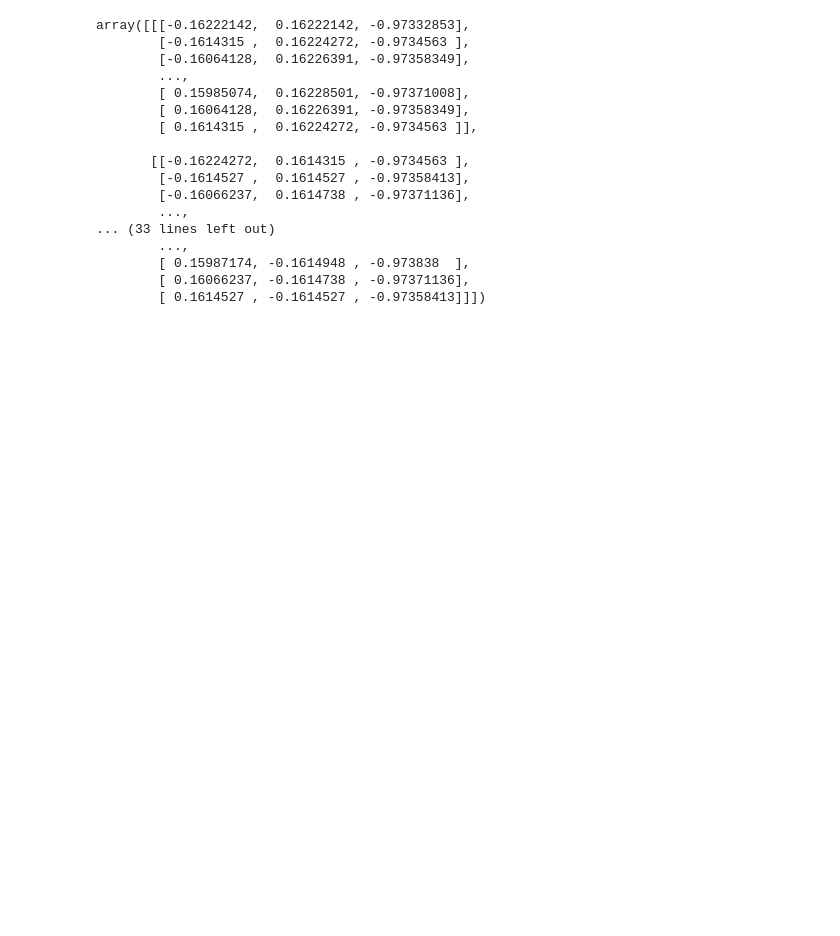
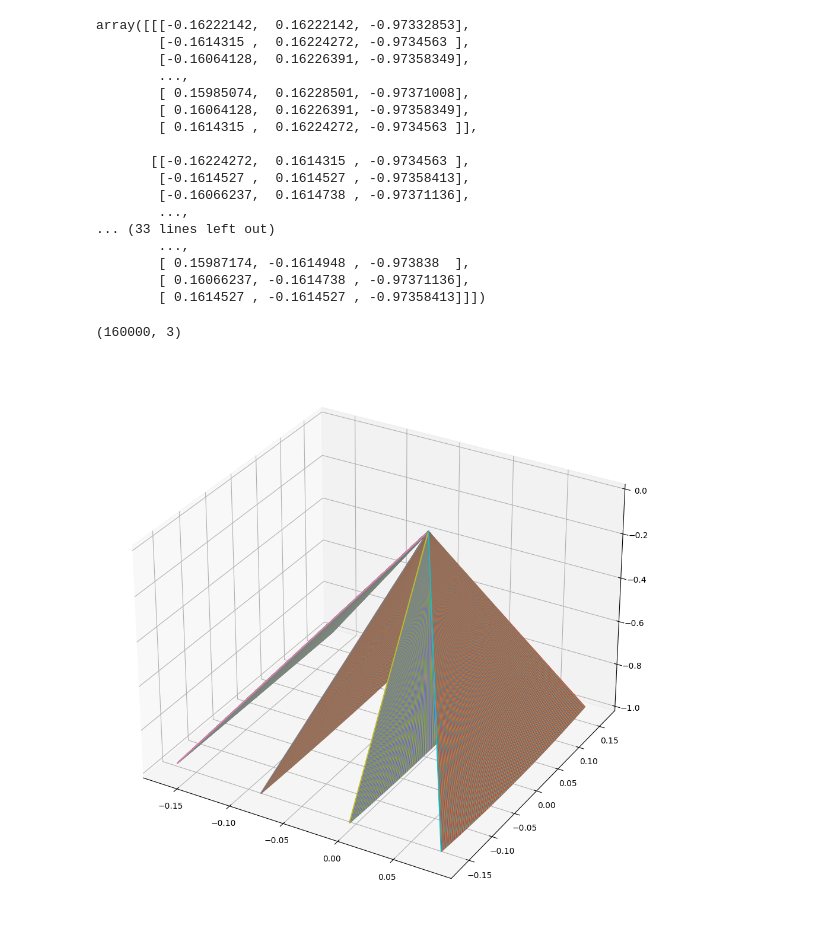
Before and after one commit to aman190202/udemy-nerf, a Jupyter notebook: camera_model.ipynb, the cells around one changed output. Cells and saved outputs as stored; diff of their text form; code cells hidden in the pictures; blank space fills up the shorter version.

```diff
--- a/camera_model.ipynb
+++ b/camera_model.ipynb
@@ -79,3 +67,26 @@ array([[[-0.16222142,  0.16222142, -0.97332853],
         [ 0.15987174, -0.1614948 , -0.973838  ],
         [ 0.16066237, -0.1614738 , -0.97371136],
         [ 0.1614527 , -0.1614527 , -0.97358413]]])
+# %%
+rays_d = rays_d.reshape(-1,3)
+# %%
+rays_d.shape
+# %% [output]
+(160000, 3)
+# %%
+import matplotlib.pyplot as plt
+
+def project_rays(o,d,t):
+    fig = plt.figure(figsize=(12,12))
+    ax = fig.add_subplot(projection='3d')
+    pt1 = o
+    pt2 = o + t * d
+
+    for p1,p2 in zip(pt1[::100],pt2[::100]):
+        plt.plot([p1[0],p2[0]],[p1[1],p2[1]],[p1[2],p2[2]])
+
+    plt.show()
+# %%
+project_rays(rays_o,rays_d,1)
+# %% [output]
+[figure, added]
```
Also changed, not shown: parts of 4 cells of this notebook.
